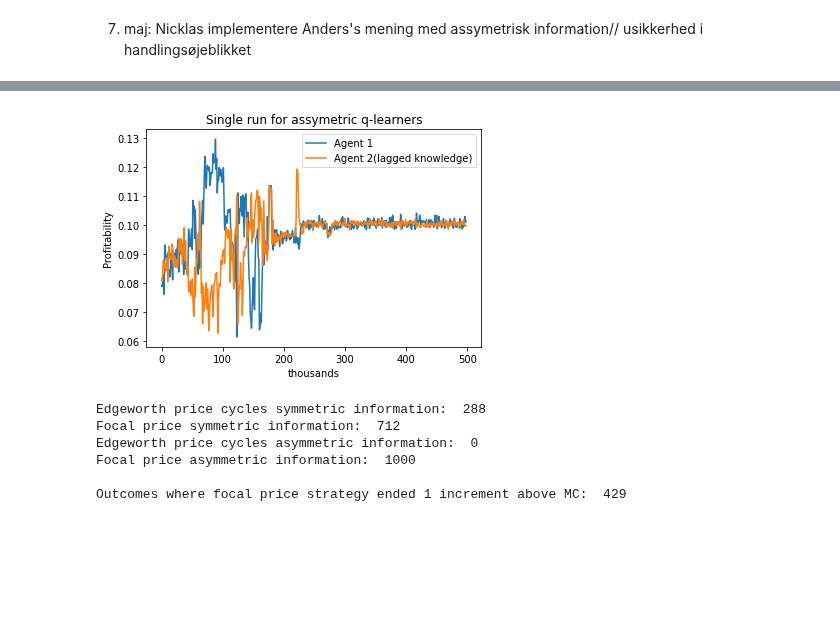
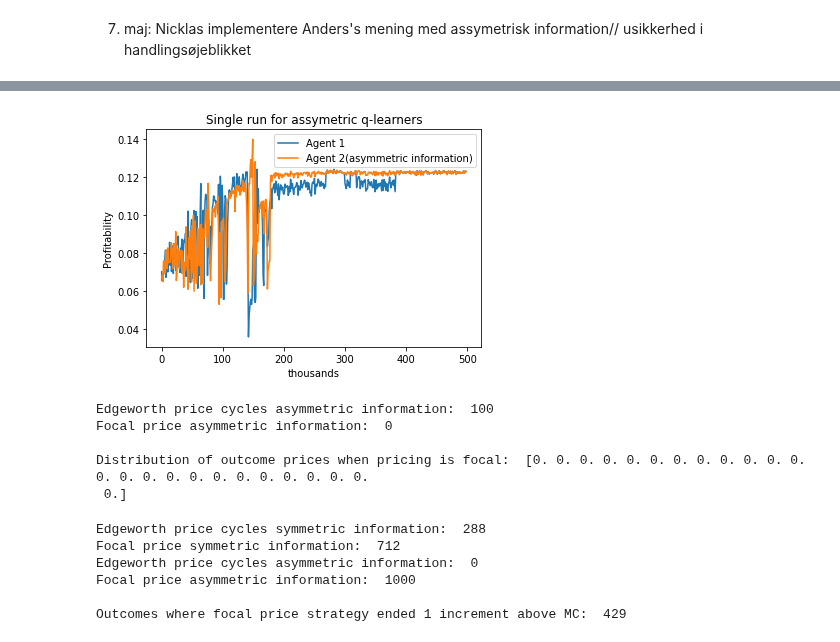
Before and after one commit to nicklasbusk/Bachelorprojekt, a Jupyter notebook: Code/q_learning.ipynb, the cells around one changed output, grey strips where cells are left out. Cells and saved outputs as stored; diff of their text form; code cells hidden in the pictures; blank space fills up the shorter version.

```diff
--- a/Code/q_learning.ipynb
+++ b/Code/q_learning.ipynb
@@ -318,4 +315,4 @@ def Q_asym(alpha, gamma, T, price_grid, mu):
 
     return p_table, avg_profs1, avg_profs2, q1, q2, liste
 # %%
-p_t, avg_prof1, avgprof2, q1, q2, listo = Q_asym(0.3, 0.95, 500000, np.linspace(0,1,49),0.05)
+p_t, avg_prof1, avgprof2, q1, q2, listo = Q_asym(0.3, 0.95, 500000, np.linspace(0,1,7),0.05)
@@ -322,20 +363,20 @@ p_t, avg_prof1, avgprof2, q1, q2, listo = Q_asym(0.3, 0.95, 500000, np.linspace(
 # %%
 x_values = range(len(avg_prof1))
 
 # Plot the array as a line graph
 plt.plot(x_values, avg_prof1)
 plt.plot(x_values, avgprof2)
 
 # Add labels and title*
 plt.xlabel('thousands')
 plt.ylabel('Profitability')
 plt.title('Single run for assymetric q-learners')
-plt.legend(['Agent 1', 'Agent 2(lagged knowledge)'])
+plt.legend(['Agent 1', 'Agent 2(asymmetric information)'])
 
 # Display the graph
 plt.show()
 # %% [output]
-[figure, old version]
+[figure, new version]
 # %%
 
 def run_sim_Q_Asym(n, k, mu):
@@ -374,6 +415,17 @@ def run_sim_Q_Asym(n, k, mu):
     return avg_avg_profitabilities, res1, res2, edge, focal, p_mc
 # %%
 avg_prof, prof1, prof2, avg_prof_gain, edge, focal= run_sim_Q(1000, np.linspace(0,1,7))
+# %%
+avg_prof_asymm, res1_asymm, res2_asymm, edge_asymm, focal_asymm, p_mcc = run_sim_Q_Asym(100, np.linspace(0, 1, 25), 0.5)
+print("Edgeworth price cycles asymmetric information: ", edge_asymm)
+print("Focal price asymmetric information: ", focal_asymm)
+print("\nDistribution of outcome prices when pricing is focal: ", p_mcc)
+# %% [output]
+Edgeworth price cycles asymmetric information:  100
+Focal price asymmetric information:  0
+
+Distribution of outcome prices when pricing is focal:  [0. 0. 0. 0. 0. 0. 0. 0. 0. 0. 0. 0. 0. 0. 0. 0. 0. 0. 0. 0. 0. 0. 0. 0.
+ 0.]
 # %%
 avg_prof_asym, res1_asym, res2_asym, edge_asym, focal_asym, p_mc = run_sim_Q_Asym(1000, np.linspace(0, 1, 7), 0.5)
 # %%
```
Also changed, not shown: parts of 4 cells of this notebook, 1 other file.
